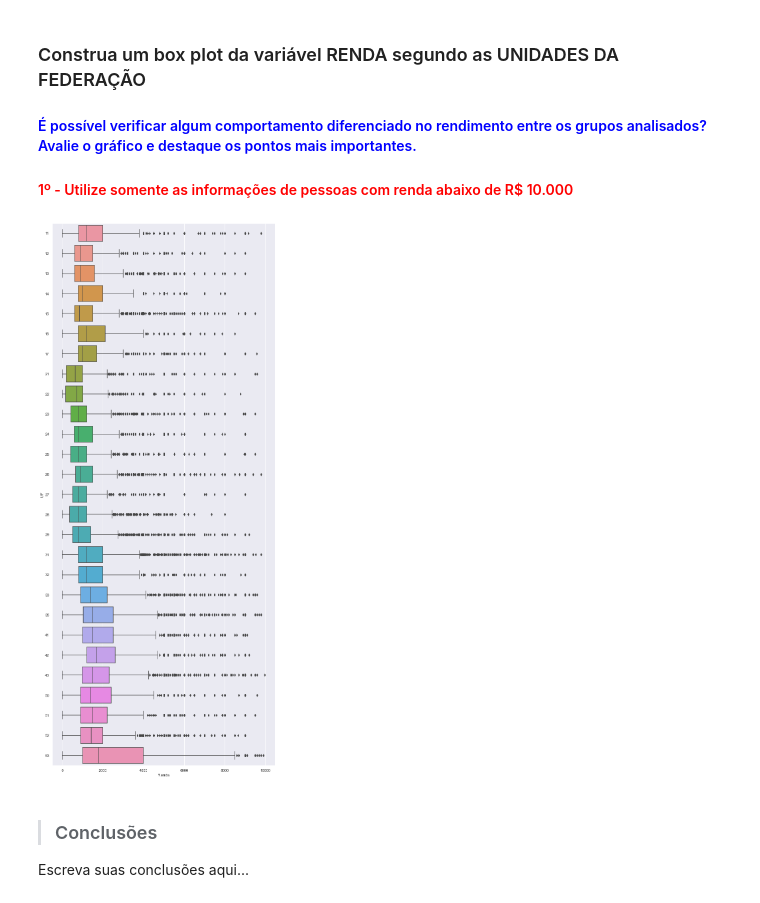
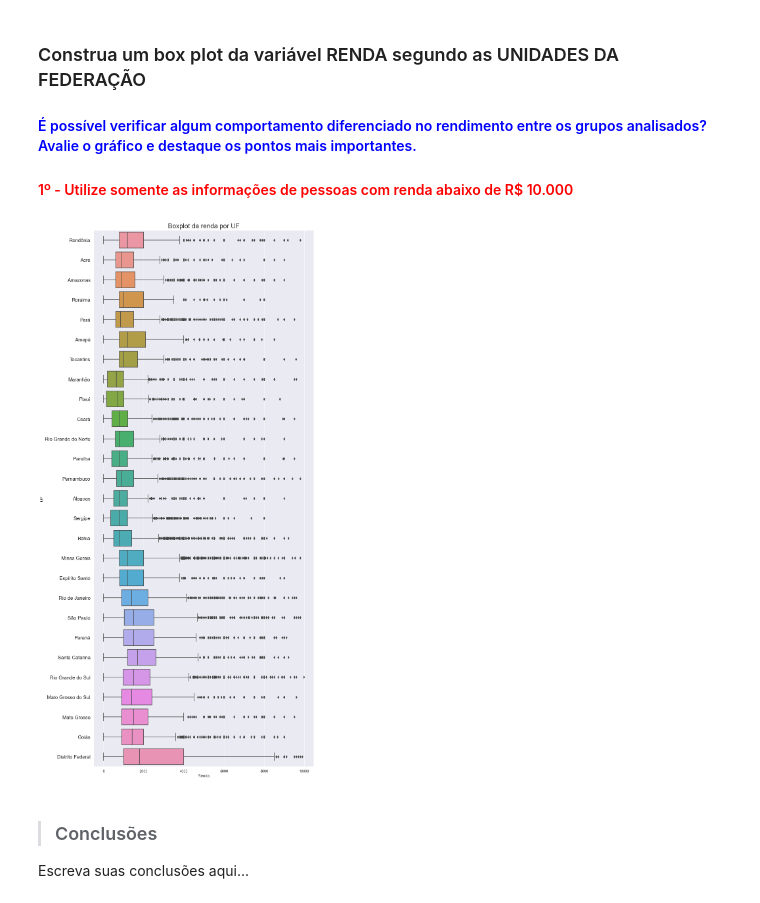
Before and after one commit to guilhermebap/Data-science-personal-study, a Jupyter notebook: Alura/Estatistica/Análise_Descritiva.ipynb, the cells around one changed output. Saved outputs shown, nothing was run; the diff lists cells and outputs as text; code cells hidden in the pictures.

```diff
--- a/Alura/Estatistica/Análise_Descritiva.ipynb
+++ b/Alura/Estatistica/Análise_Descritiva.ipynb
@@ -534,9 +568,11 @@ df1.rename(index=uf)
 # %%
 plt.figure(figsize=(12,30))
 sns.boxplot(x='Renda', y='UF', data=df.query('Renda < 10000'), orient='h')
+plt.yticks(range(len(uf)), uf.values(), size=15)
+plt.title('Boxplot da renda por UF', fontdict={'fontsize': 20})
 plt.show()
 # %% [output]
-[figure, old version]
+[figure, new version]
 # %% [markdown]
 > ### Conclusões
 
```
Also changed, not shown: parts of 12 cells of this notebook.
